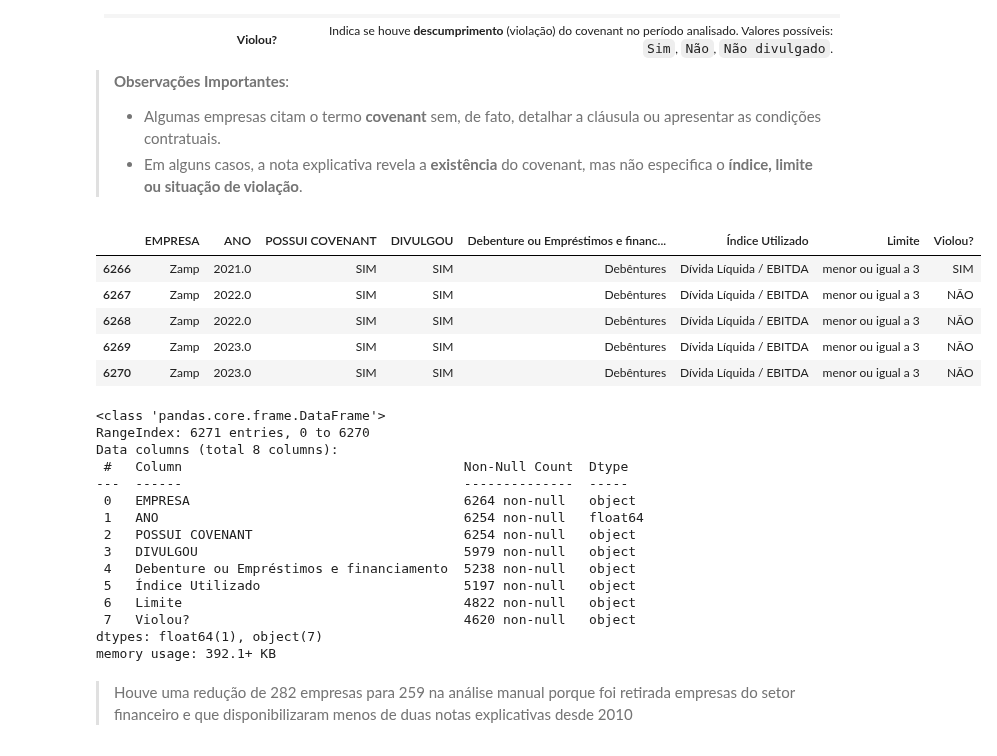
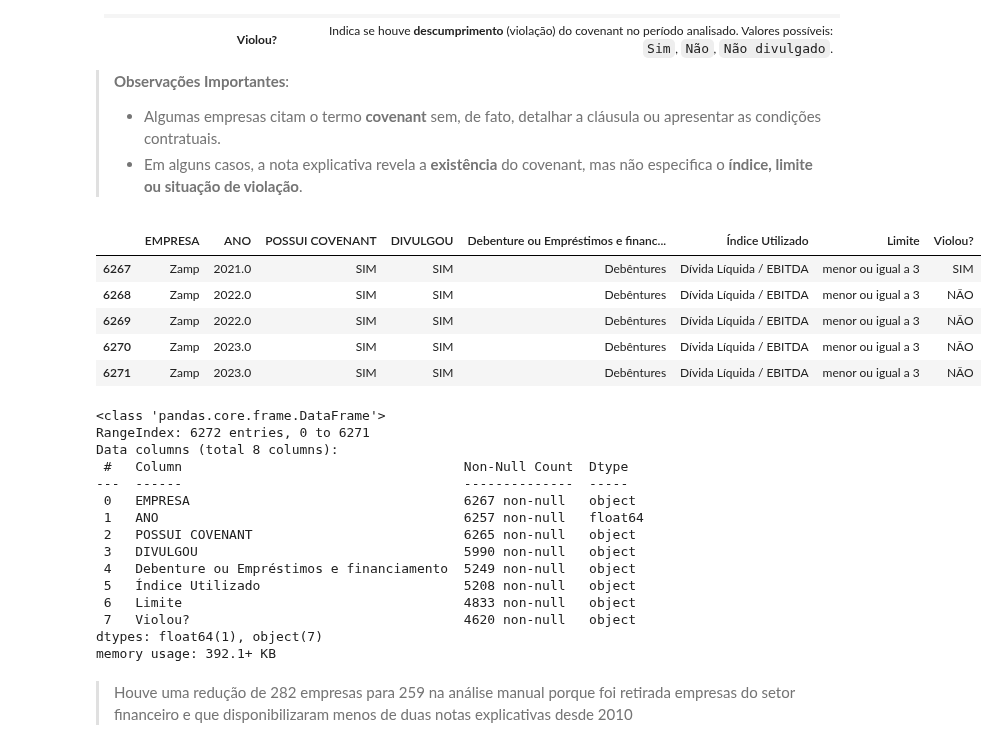
Before and after one commit to meduardajustino/Covenants-Contabeis, a Jupyter notebook: Análise Covenants.ipynb, the cells around one changed output. Cells and saved outputs as stored; diff of their text form; code cells hidden in the pictures.

Commit message:
base de dados atualizada

```diff
--- a/Análise Covenants.ipynb
+++ b/Análise Covenants.ipynb
@@ -57,30 +58,30 @@ Esta base contém informações extraídas manualmente das notas explicativas de
 > - Algumas empresas citam o termo **covenant** sem, de fato, detalhar a cláusula ou apresentar as condições contratuais.
 > - Em alguns casos, a nota explicativa revela a **existência** do covenant, mas não especifica o **índice, limite ou situação de violação**.
 # %%
-covenants = pd.read_excel("M:\{estudos}\Python\Covenants-Contabeis\Base Covenants Contabeis.xlsx")
+covenants = pd.read_excel("Base Covenants Contabeis.xlsx")
 covenants.tail()
 # %% [output]
 |  | EMPRESA | ANO | POSSUI COVENANT | DIVULGOU | Debenture ou Empréstimos e financ... | Índice Utilizado | Limite | Violou? |
-| 6266 | Zamp | 2021.0 | SIM | SIM | Debêntures | Dívida Líquida / EBITDA | menor ou igual a 3 | SIM |
-| 6267 | Zamp | 2022.0 | SIM | SIM | Debêntures | Dívida Líquida / EBITDA | menor ou igual a 3 | NÃO |
+| 6267 | Zamp | 2021.0 | SIM | SIM | Debêntures | Dívida Líquida / EBITDA | menor ou igual a 3 | SIM |
 | 6268 | Zamp | 2022.0 | SIM | SIM | Debêntures | Dívida Líquida / EBITDA | menor ou igual a 3 | NÃO |
-| 6269 | Zamp | 2023.0 | SIM | SIM | Debêntures | Dívida Líquida / EBITDA | menor ou igual a 3 | NÃO |
+| 6269 | Zamp | 2022.0 | SIM | SIM | Debêntures | Dívida Líquida / EBITDA | menor ou igual a 3 | NÃO |
 | 6270 | Zamp | 2023.0 | SIM | SIM | Debêntures | Dívida Líquida / EBITDA | menor ou igual a 3 | NÃO |
+| 6271 | Zamp | 2023.0 | SIM | SIM | Debêntures | Dívida Líquida / EBITDA | menor ou igual a 3 | NÃO |
 # %%
 covenants.info()
 # %% [output]
 <class 'pandas.core.frame.DataFrame'>
-RangeIndex: 6271 entries, 0 to 6270
+RangeIndex: 6272 entries, 0 to 6271
 Data columns (total 8 columns):
  #   Column                                    Non-Null Count  Dtype
 ---  ------                                    --------------  -----
- 0   EMPRESA                                   6264 non-null   object
- 1   ANO                                       6254 non-null   float64
- 2   POSSUI COVENANT                           6254 non-null   object
- 3   DIVULGOU                                  5979 non-null   object
- 4   Debenture ou Empréstimos e financiamento  5238 non-null   object
- 5   Índice Utilizado                          5197 non-null   object
- 6   Limite                                    4822 non-null   object
+ 0   EMPRESA                                   6267 non-null   object
+ 1   ANO                                       6257 non-null   float64
+ 2   POSSUI COVENANT                           6265 non-null   object
+ 3   DIVULGOU                                  5990 non-null   object
+ 4   Debenture ou Empréstimos e financiamento  5249 non-null   object
+ 5   Índice Utilizado                          5208 non-null   object
+ 6   Limite                                    4833 non-null   object
  7   Violou?                                   4620 non-null   object
 dtypes: float64(1), object(7)
 memory usage: 392.1+ KB
```
Also changed, not shown: parts of 7 cells of this notebook, 2 other files.
